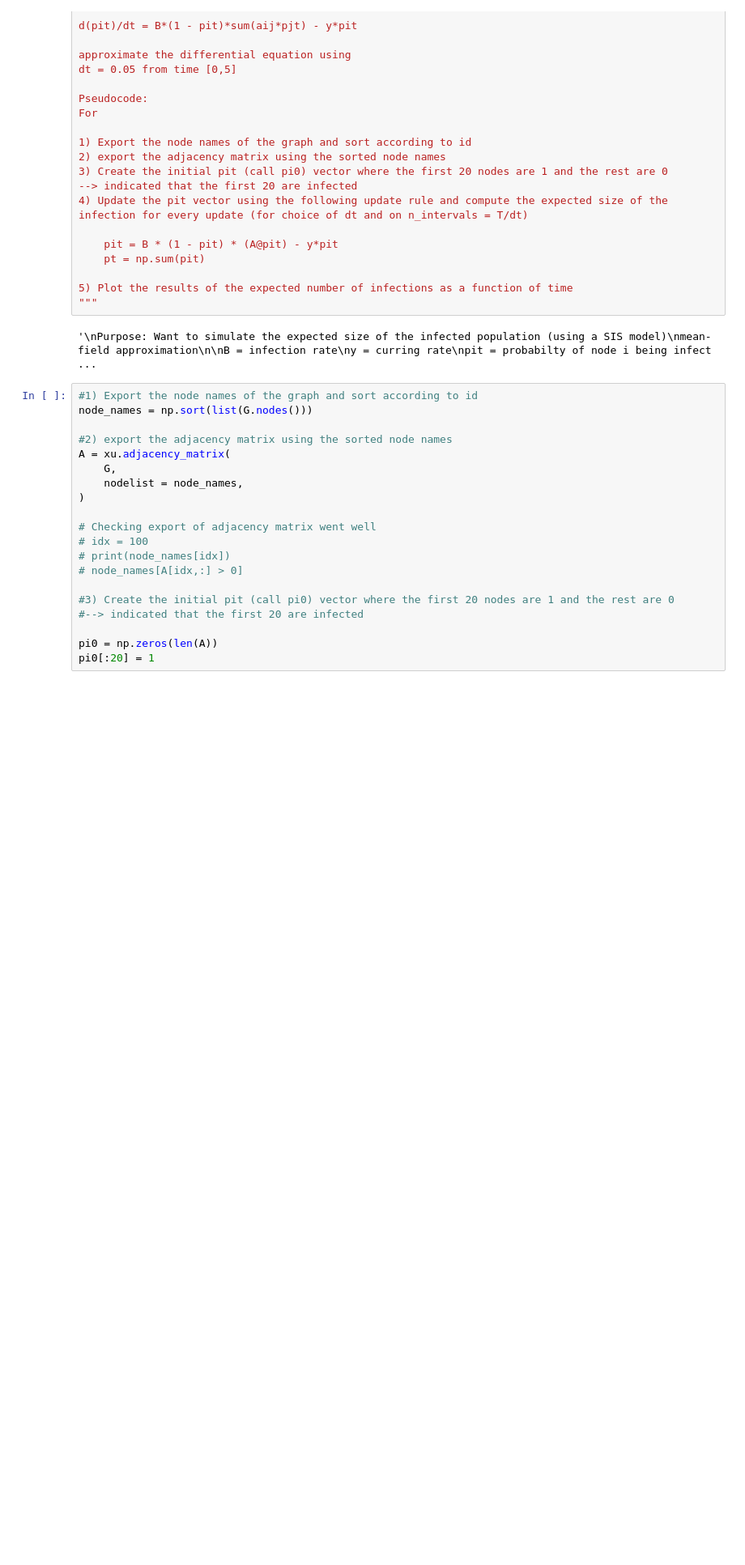
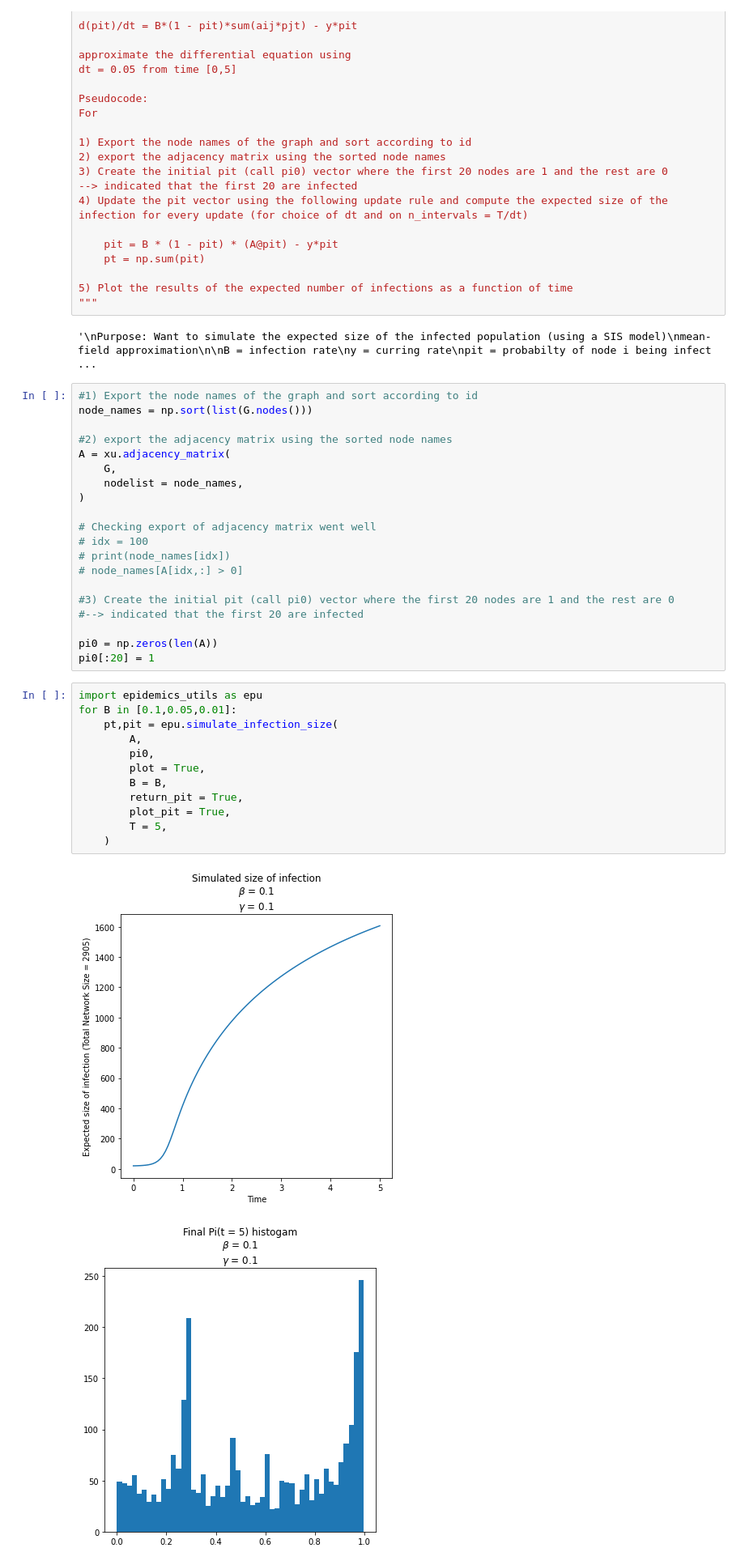
Before and after one commit to bacelii/graph_tools, a Jupyter notebook: Applications/Networks/Homework_2_GFT_and_Epidemics/Celii_Hmwk_2_GFT_and_Epidemics.ipynb, the cells around one changed output. Shown at 81% size. Cells and saved outputs as stored; diff of their text form; blank space fills up the shorter version.

```diff
--- a/Applications/Networks/Homework_2_GFT_and_Epidemics/Celii_Hmwk_2_GFT_and_Epidemics.ipynb
+++ b/Applications/Networks/Homework_2_GFT_and_Epidemics/Celii_Hmwk_2_GFT_and_Epidemics.ipynb
@@ -752,3 +752,18 @@ A = xu.adjacency_matrix(
 
 pi0 = np.zeros(len(A))
 pi0[:20] = 1
+# %%
+import epidemics_utils as epu
+for B in [0.1,0.05,0.01]:
+    pt,pit = epu.simulate_infection_size(
+        A,
+        pi0,
+        plot = True,
+        B = B,
+        return_pit = True,
+        plot_pit = True,
+        T = 5,
+    )
+# %% [output]
+[figure, added]
+[figure, added]
```
Also changed, not shown: parts of 11 cells of this notebook, 1 other file.
